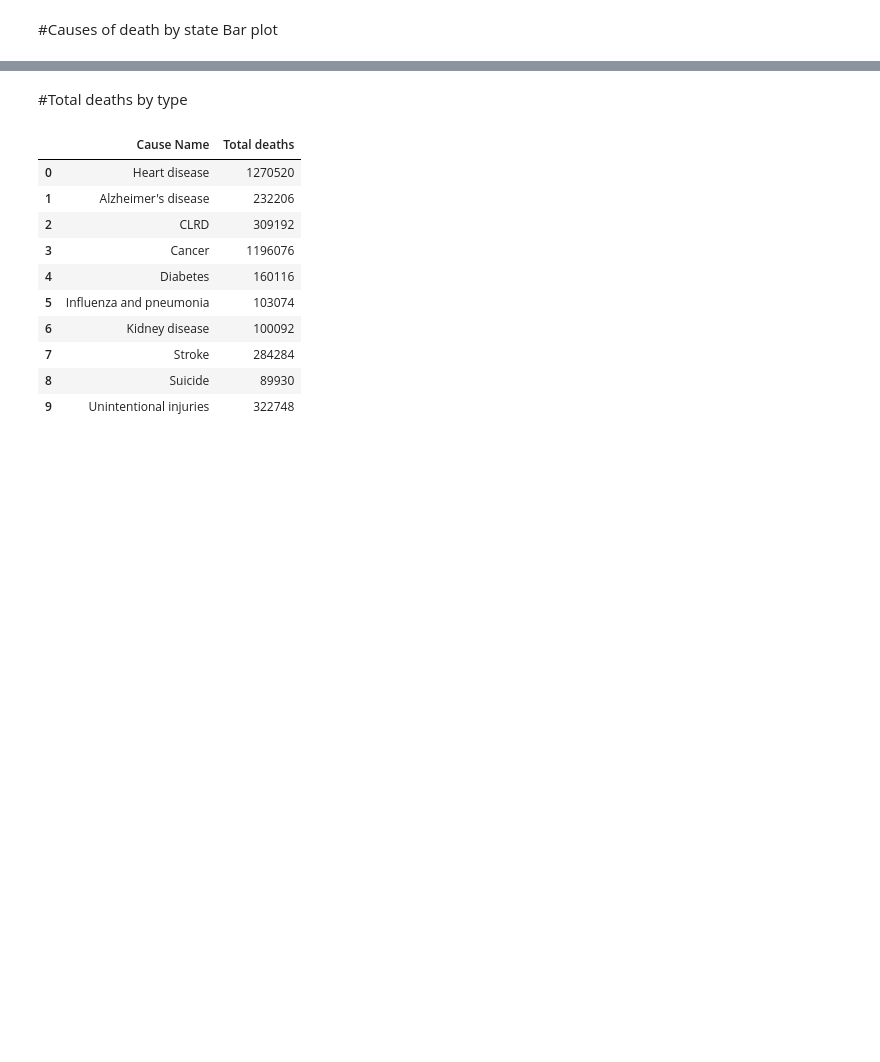
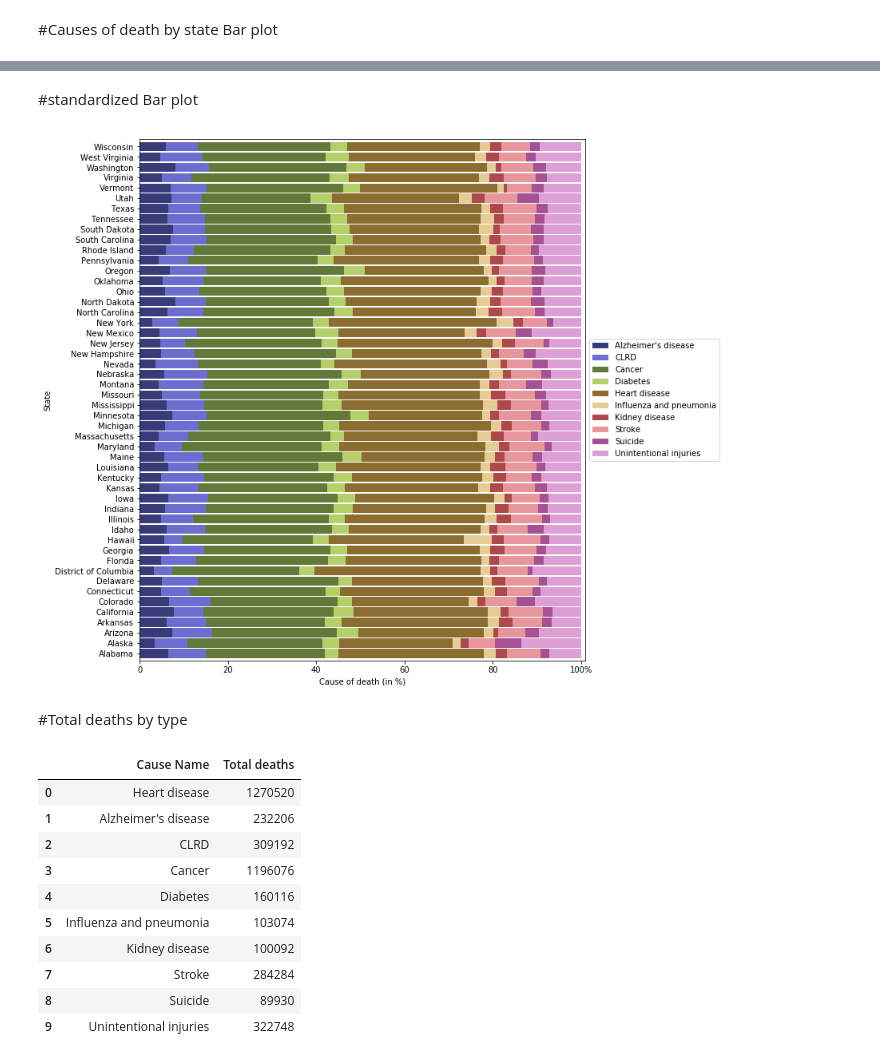
Before and after one commit to Rtrey29/Project1, a Jupyter notebook: DS_Project_1.ipynb, the cells around one changed output, grey strips where cells are left out. Cells and saved outputs as stored; diff of their text form; code cells hidden in the pictures; blank space fills up the shorter version.

```diff
--- a/DS_Project_1.ipynb
+++ b/DS_Project_1.ipynb
@@ -159,0 +189,4 @@ pivot_all16.loc[:,['Alzheimer\'s disease','CLRD', 'Cancer', 'Diabetes',
+# %%
+table2= pd.pivot_table(all16, values='Deaths', index='State', columns='Cause Name')
+table2= table2.iloc[:-1]
+table2
@@ -159,0 +212,3 @@ pivot_all16.loc[:,['Alzheimer\'s disease','CLRD', 'Cancer', 'Diabetes',
+# %%
+Z = table2.apply(lambda x: x/x.sum(), axis=1)
+Z
@@ -160,3 +234,13 @@ pivot_all16.loc[:,['Alzheimer\'s disease','CLRD', 'Cancer', 'Diabetes',
+# %% [markdown]
+#standardized Bar plot
+# %%
+ax = Z.plot(kind='barh',colormap = 'tab20b', stacked='True', width =.875, figsize=(10,12));
+ax.set_xlim(right=1.01);
+plt.legend(loc='center left', bbox_to_anchor=(1.0, 0.5));
+ax.set_xticklabels(['0', '20', '40', '60', '80', '100%']);
+ax.set_xlabel('Cause of death (in %)');
+# %% [output]
+[figure, added]
 # %% [markdown]
 #Total deaths by type
 # %%
```
Also changed, not shown: parts of 10 cells of this notebook.
